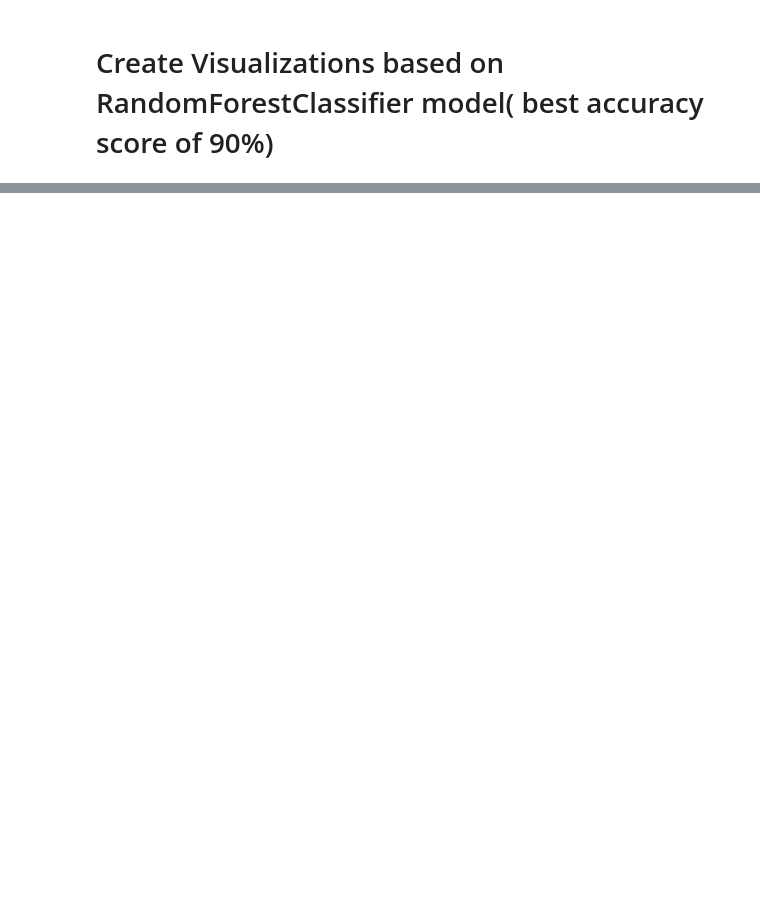
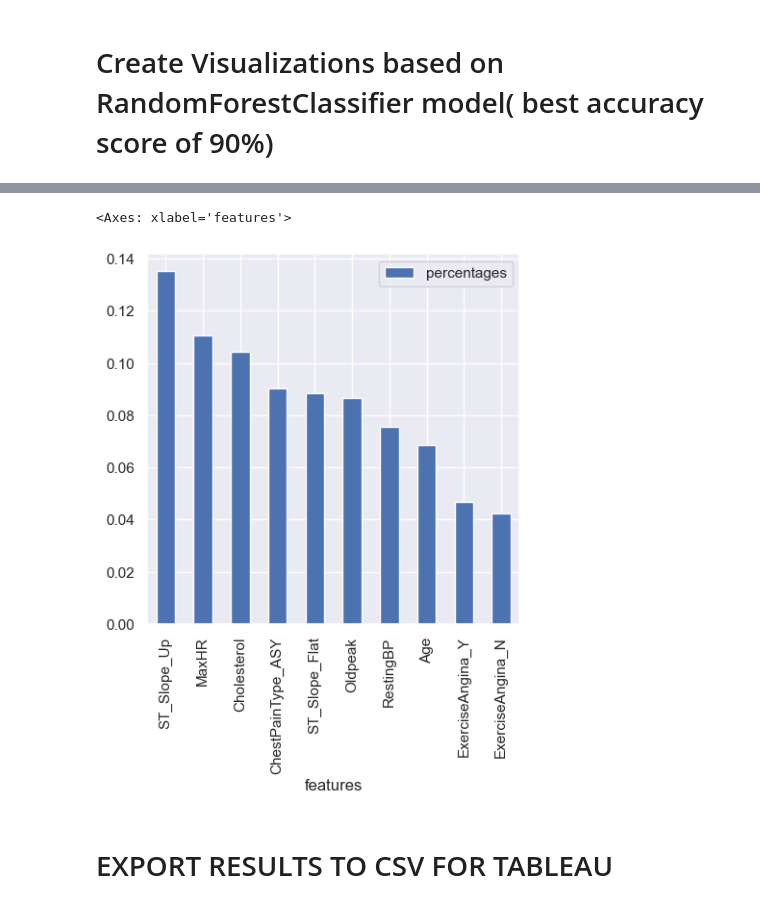
Before and after one commit to Prisca92/Project-4-final, a Jupyter notebook: Heart_Classifier_Final_Model.ipynb, the cells around one changed output, grey strips where cells are left out. Drawn from its saved outputs; the diff is of its cells as text; code cells hidden in the pictures; blank space fills up the shorter version.

```diff
--- a/Heart_Classifier_Final_Model.ipynb
+++ b/Heart_Classifier_Final_Model.ipynb
@@ -303,6 +288,7 @@ importances_sorted.plot(kind='barh',color='orange', title='Feature Importances',
 importances=classifier_2.feature_importances_
 
 #sort features by their importance
-importances_sorted= sorted(zip(classifier_2.feature_importances_,X.columns),reverse=True)
-importances_sorted[:10]
+importances_sorted_2 = sorted(zip(classifier_2.feature_importances_,X.columns),reverse=True)
+features =pd.DataFrame(importances_sorted_2 [:10], columns= ["percentages","features"])
+features
 # %% [output]
@@ -326,0 +306,7 @@ importances_sorted[:10]
+# %%
+features.plot(kind= "bar", x = "features",y = "percentages" )
+# %% [output]
+<Axes: xlabel='features'>
+[figure, added]
+# %% [markdown]
+# EXPORT RESULTS TO CSV FOR TABLEAU
```
Also changed, not shown: parts of 14 cells of this notebook, 15 other files.
